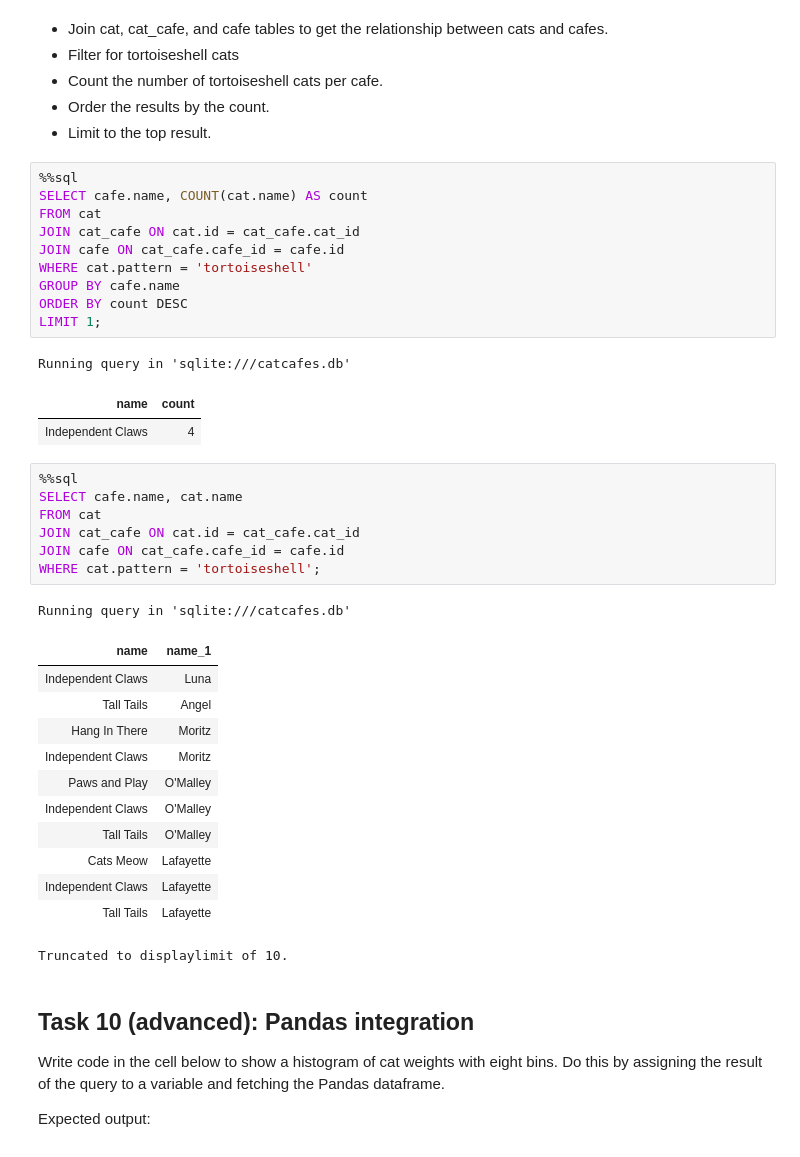
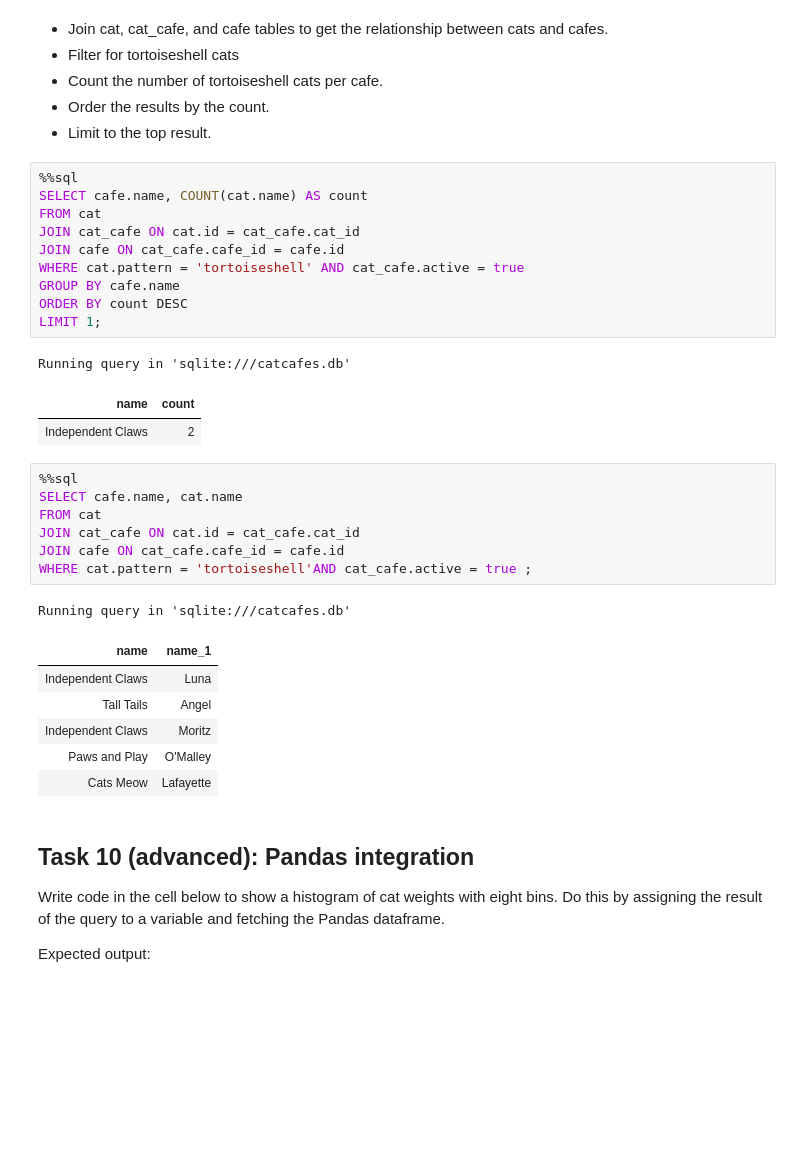
Before and after one commit to PanithanPenny/ProgrammingWithData, a Jupyter notebook: exercise-3.ipynb, the cells around one changed output. Saved outputs shown, nothing was run; the diff lists cells and outputs as text; blank space fills up the shorter version.

```diff
--- a/exercise-3.ipynb
+++ b/exercise-3.ipynb
@@ -327,35 +327,29 @@ SELECT cafe.name, COUNT(cat.name) AS count
 FROM cat
 JOIN cat_cafe ON cat.id = cat_cafe.cat_id
 JOIN cafe ON cat_cafe.cafe_id = cafe.id
-WHERE cat.pattern = 'tortoiseshell'
+WHERE cat.pattern = 'tortoiseshell' AND cat_cafe.active = true
 GROUP BY cafe.name
 ORDER BY count DESC
 LIMIT 1;
 # %% [output]
 Running query in 'sqlite:///catcafes.db'
 | name | count |
-| Independent Claws | 4 |
+| Independent Claws | 2 |
 # %%
 %%sql
 SELECT cafe.name, cat.name
 FROM cat
 JOIN cat_cafe ON cat.id = cat_cafe.cat_id
 JOIN cafe ON cat_cafe.cafe_id = cafe.id
-WHERE cat.pattern = 'tortoiseshell';
+WHERE cat.pattern = 'tortoiseshell'AND cat_cafe.active = true ;
 # %% [output]
 Running query in 'sqlite:///catcafes.db'
 | name | name_1 |
 | Independent Claws | Luna |
 | Tall Tails | Angel |
-| Hang In There | Moritz |
 | Independent Claws | Moritz |
 | Paws and Play | O'Malley |
-| Independent Claws | O'Malley |
-| Tall Tails | O'Malley |
 | Cats Meow | Lafayette |
-| Independent Claws | Lafayette |
-| Tall Tails | Lafayette |
-Truncated to displaylimit of 10.
 # %% [markdown]
 ## Task 10 (advanced): Pandas integration
 
```
Also changed, not shown: parts of 2 cells of this notebook.
